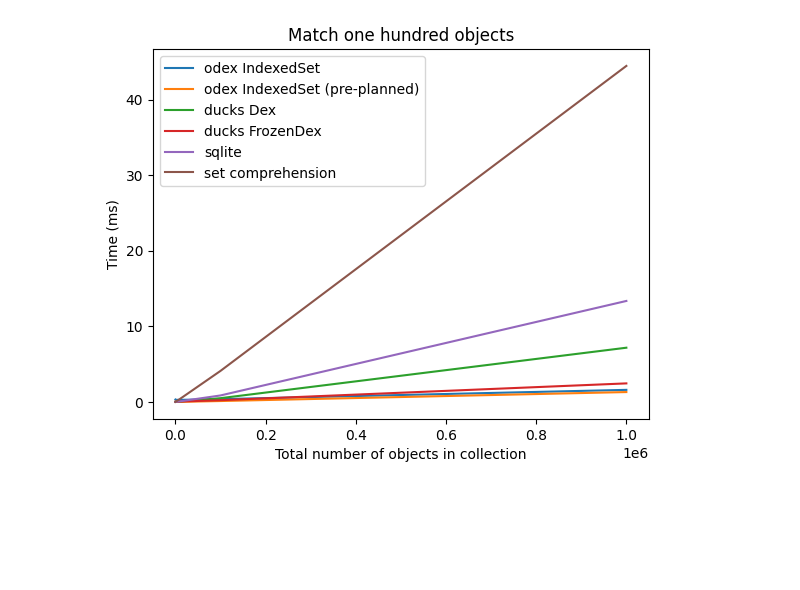
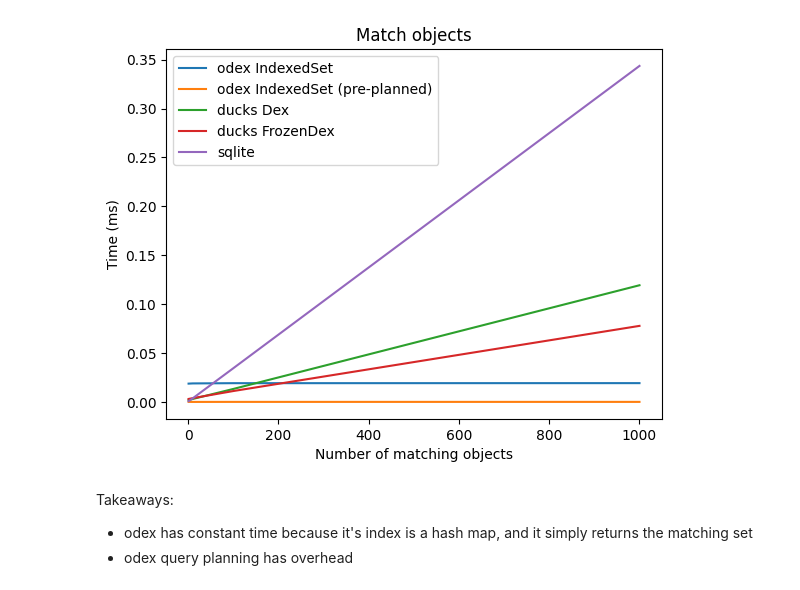
Before and after one commit to barakalon/odex, a Jupyter notebook: benchmarks/comparisons.ipynb, the cells around one changed output. Cells and saved outputs as stored; diff of their text form; code cells hidden in the pictures; blank space fills up the shorter version.

```diff
--- a/benchmarks/comparisons.ipynb
+++ b/benchmarks/comparisons.ipynb
@@ -30,8 +35,6 @@ Python version:  3.10.1 (main, Jan 20 2022, 09:22:54) [Clang 13.0.0 (clang-1300.
 @dataclass(frozen=True)
 class X:
     a: int
-    b: int
-    c: int
 
     def __hash__(self):
         return hash(id(self))
@@ -40,48 +43,48 @@ def measure(func, n=100):
     timer = timeit.Timer(func)
     return min(timer.repeat(repeat=n, number=1))
 
-def compare(objs):
-    iset = IndexedSet(objs, [HashIndex("a"), HashIndex("b"), HashIndex("c")])
+def lookup(objs):
+    iset = IndexedSet(objs, ["a"])
 
     db = sqlite3.connect(":memory:")
-    db.execute("CREATE TABLE objs (id INT PRIMARY KEY, a INT, b INT, c INT)")
+    db.execute("CREATE TABLE objs (id INT PRIMARY KEY, a INT)")
     db.execute("CREATE INDEX idx_a ON objs (a)")
-    db.execute("CREATE INDEX idx_b ON objs (b)")
-    db.execute("CREATE INDEX idx_c ON objs (c)")
-    db.executemany("INSERT INTO objs (id, a, b, c) VALUES (?, ?, ?, ?)", [(i, x.a, x.b, x.c) for i, x in enumerate(objs)])
+    db.executemany("INSERT INTO objs (id, a) VALUES (?, ?)", [(i, x.a) for i, x in enumerate(objs)])
 
-    dex = Dex(objs, ["a", "b", "c"])
+    dex = Dex(objs, ["a"])
 
-    fdex = FrozenDex(objs, ["a", "b", "c"])
+    fdex = FrozenDex(objs, ["a"])
 
-    plan = iset.optimize(iset.plan("a = 0 AND b = 0 AND c = 0"))
+    plan = iset.optimize(iset.plan("a = 0"))
 
     return {
-        "odex IndexedSet": measure(lambda: iset.filter("a = 0 AND b = 0 AND c = 0")),
+        "odex IndexedSet": measure(lambda: iset.filter("a = 0")),
         "odex IndexedSet (pre-planned)": measure(lambda: iset.execute(plan)),
-        "ducks Dex": measure(lambda: set(dex[{"a": 0, "b": 0, "c": 0}])),
-        "ducks FrozenDex": measure(lambda: set(fdex[{"a": 0, "b": 0, "c": 0}])),
-        "sqlite": measure(lambda: {objs[i] for i, in db.execute("SELECT id FROM objs WHERE a = 0 AND b = 0 AND c = 0").fetchall()}),
-        "set comprehension": measure(lambda: {x for x in objs if x.a == 0 and x.b == 0 and x.c == 0}),
+        "ducks Dex": measure(lambda: set(dex[{"a": 0}])),
+        "ducks FrozenDex": measure(lambda: set(fdex[{"a": 0}])),
+        "sqlite": measure(lambda: {objs[i] for i, in db.execute("SELECT id FROM objs WHERE a = 0").fetchall()}),
+        # "set comprehension": measure(lambda: {x for x in objs if x.a == 0}),
     }
 
-def graph(x, data, title, ignore=()):
+def graph(x, data, title, xlabel):
     for key in data[0].keys():
-        if key in ignore:
-            continue
         y = [d[key] * 1000 for d in data]
         plt.plot(x, y, label=key)
 
-    plt.xlabel("Total number of objects in collection")
+    plt.xlabel(xlabel)
     plt.ylabel("Time (ms)")
     plt.title(title)
     plt.legend()
 
     plt.show()
 # %%
-n = [100, 1000, 10000, 100000, 1000000]
-match_one_hundred = [compare([X(a=i % 100, b=i % 100, c=i % 100) for i in range(i)]) for i in n]
+n = [1, 10, 100, 1000]
+results = [lookup([X(a=j % (100_000//i)) for j in range(100_000)]) for i in n]
 # %%
-graph(n, match_one_hundred, "Match one hundred objects")
+graph(n, results, "Match objects", "Number of matching objects")
 # %% [output]
-[figure, old version]
+[figure, new version]
+# %% [markdown]
+Takeaways:
+* odex has constant time because it's index is a hash map, and it simply returns the matching set
+* odex query planning has overhead
```
Also changed, not shown: parts of 7 cells of this notebook, 11 other files.
